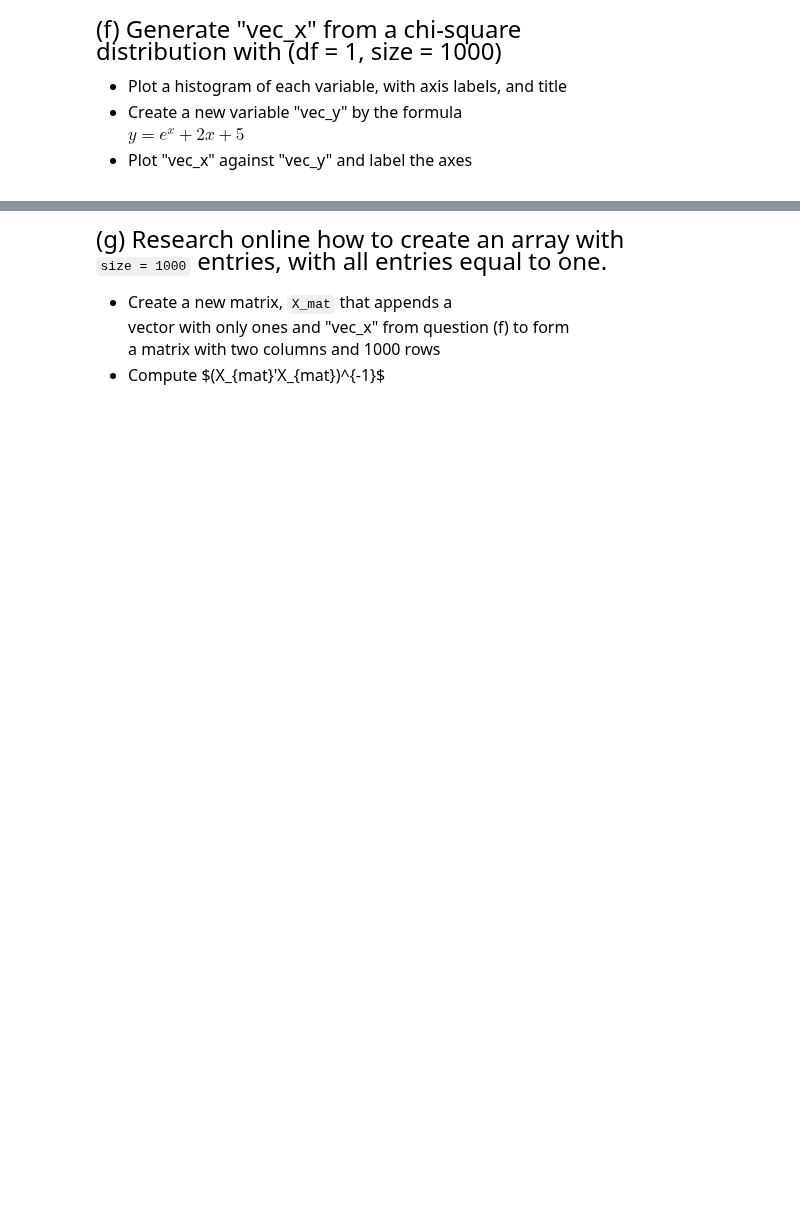
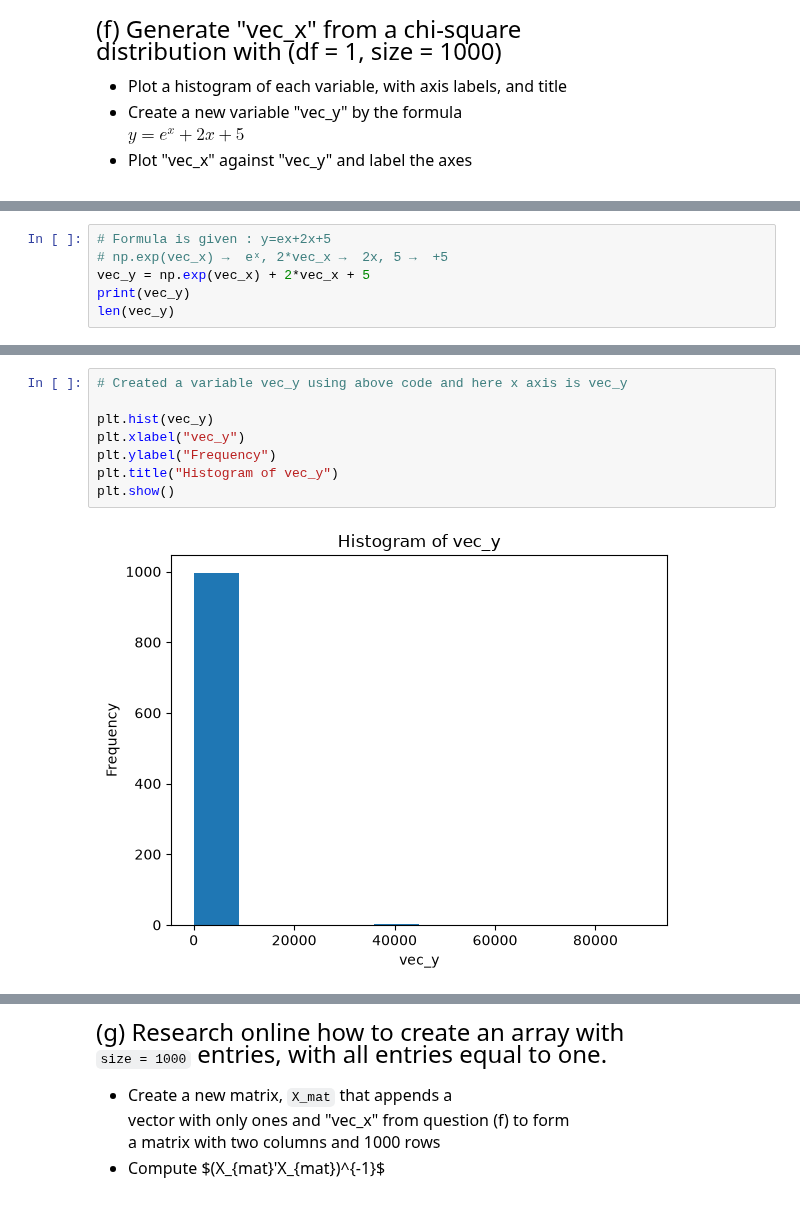
Before and after one commit to pmajumd/datasci530fall2026, a Jupyter notebook: Lecture 01/Lecture 1 - Exercises.ipynb, the cells around one changed output, grey strips where cells are left out. Cells and saved outputs as stored; diff of their text form; blank space fills up the shorter version.

```diff
--- a/Lecture 01/Lecture 1 - Exercises.ipynb
+++ b/Lecture 01/Lecture 1 - Exercises.ipynb
@@ -115,0 +264,6 @@ $ y = e^x + 2x + 5$
+# %%
+# Formula is given : y=ex+2x+5
+# np.exp(vec_x) →  eˣ, 2*vec_x →  2x, 5 →  +5
+vec_y = np.exp(vec_x) + 2*vec_x + 5
+print(vec_y)
+len(vec_y)
@@ -115,0 +289,10 @@ $ y = e^x + 2x + 5$
+# %%
+# Created a variable vec_y using above code and here x axis is vec_y
+
+plt.hist(vec_y)
+plt.xlabel("vec_y")
+plt.ylabel("Frequency")
+plt.title("Histogram of vec_y")
+plt.show()
+# %% [output]
+[figure, added]
```
Also changed, not shown: parts of 20 cells of this notebook.
